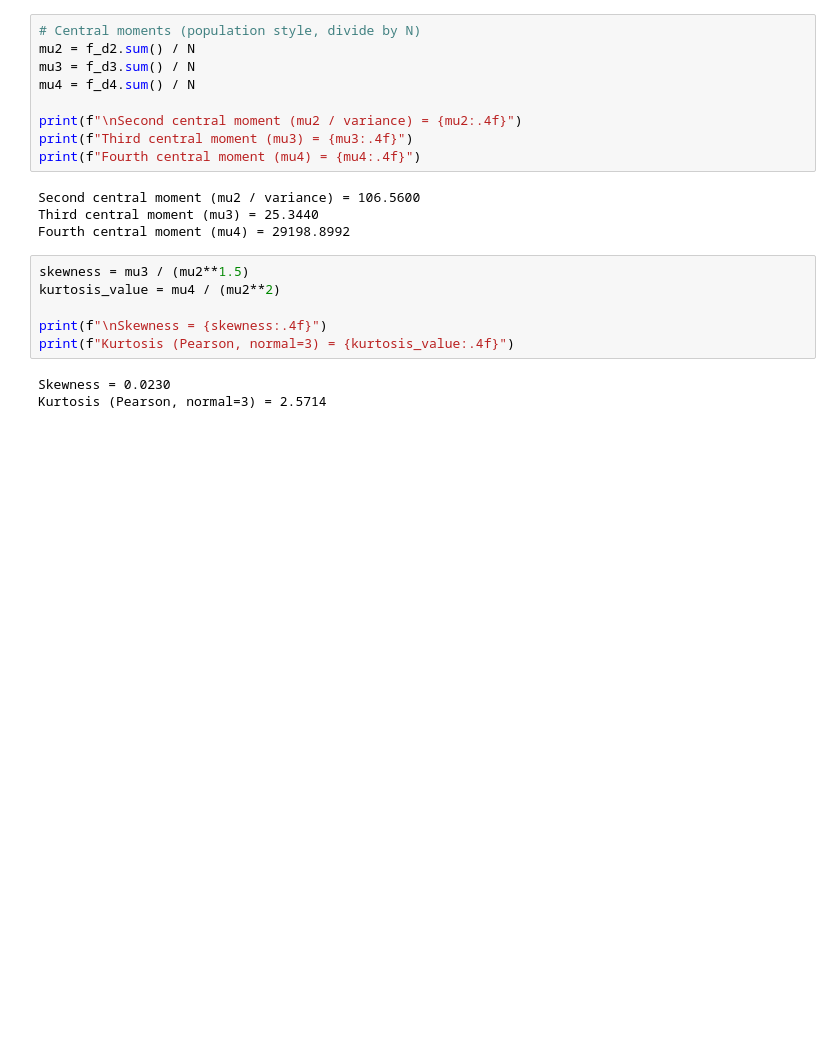
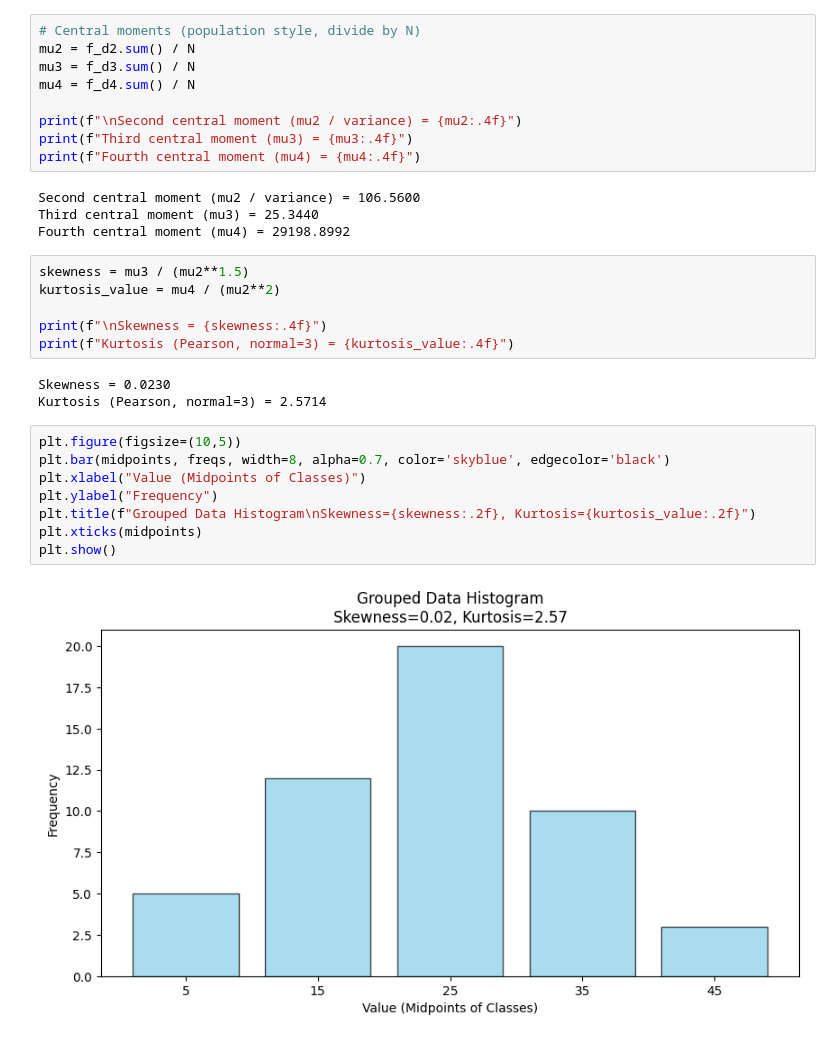
Before and after one commit to Storm00212/Data-manipulation-using-python, a Jupyter notebook: Skewness_and_kurtosis_for_grouped_data.ipynb, the cells around one changed output. Saved outputs shown, nothing was run; the diff lists cells and outputs as text; blank space fills up the shorter version.

Commit message:
Plotting and analysis of the various powers

```diff
--- a/Skewness_and_kurtosis_for_grouped_data.ipynb
+++ b/Skewness_and_kurtosis_for_grouped_data.ipynb
@@ -51,3 +51,13 @@ print(f"Kurtosis (Pearson, normal=3) = {kurtosis_value:.4f}")
 # %% [output]
 Skewness = 0.0230
 Kurtosis (Pearson, normal=3) = 2.5714
+# %%
+plt.figure(figsize=(10,5))
+plt.bar(midpoints, freqs, width=8, alpha=0.7, color='skyblue', edgecolor='black')
+plt.xlabel("Value (Midpoints of Classes)")
+plt.ylabel("Frequency")
+plt.title(f"Grouped Data Histogram\nSkewness={skewness:.2f}, Kurtosis={kurtosis_value:.2f}")
+plt.xticks(midpoints)
+plt.show()
+# %% [output]
+[figure, added]
```
Also changed, not shown: parts of 2 cells of this notebook.
